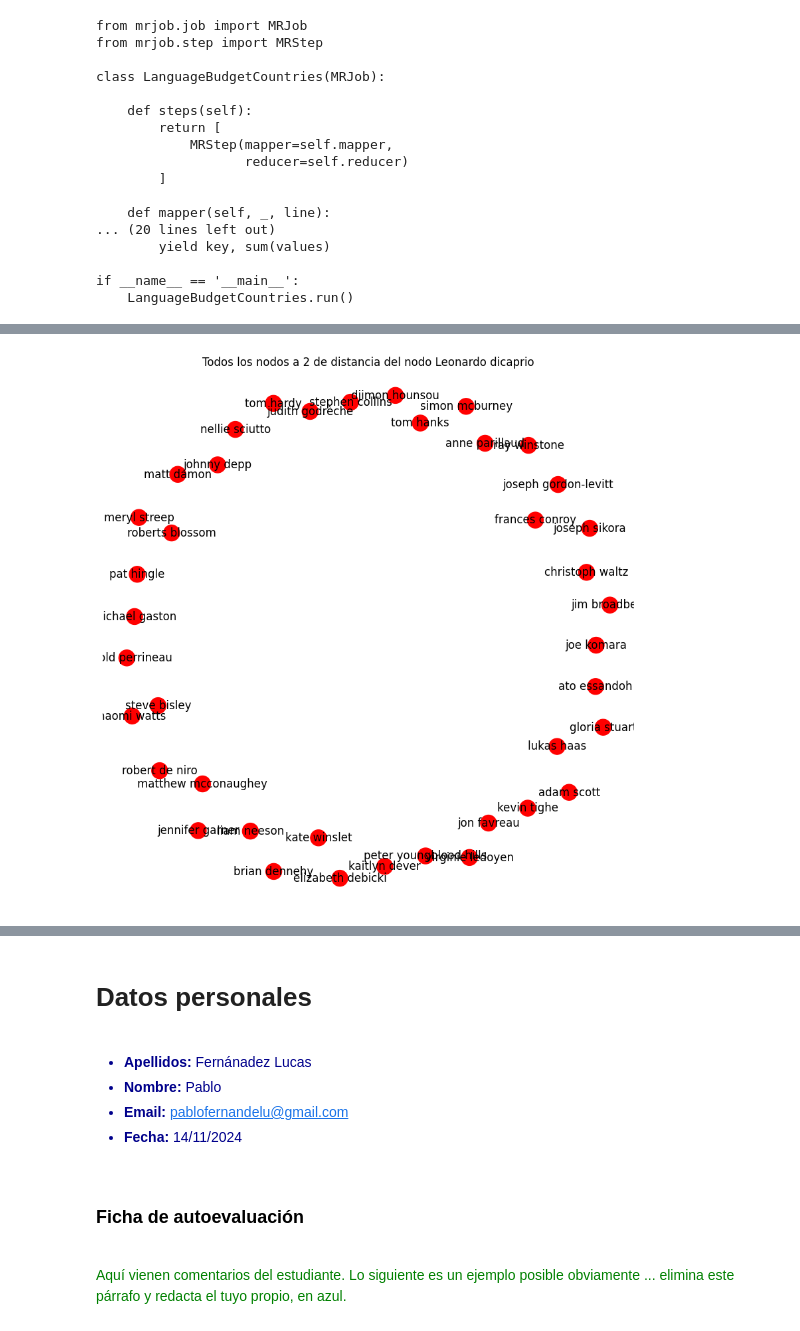
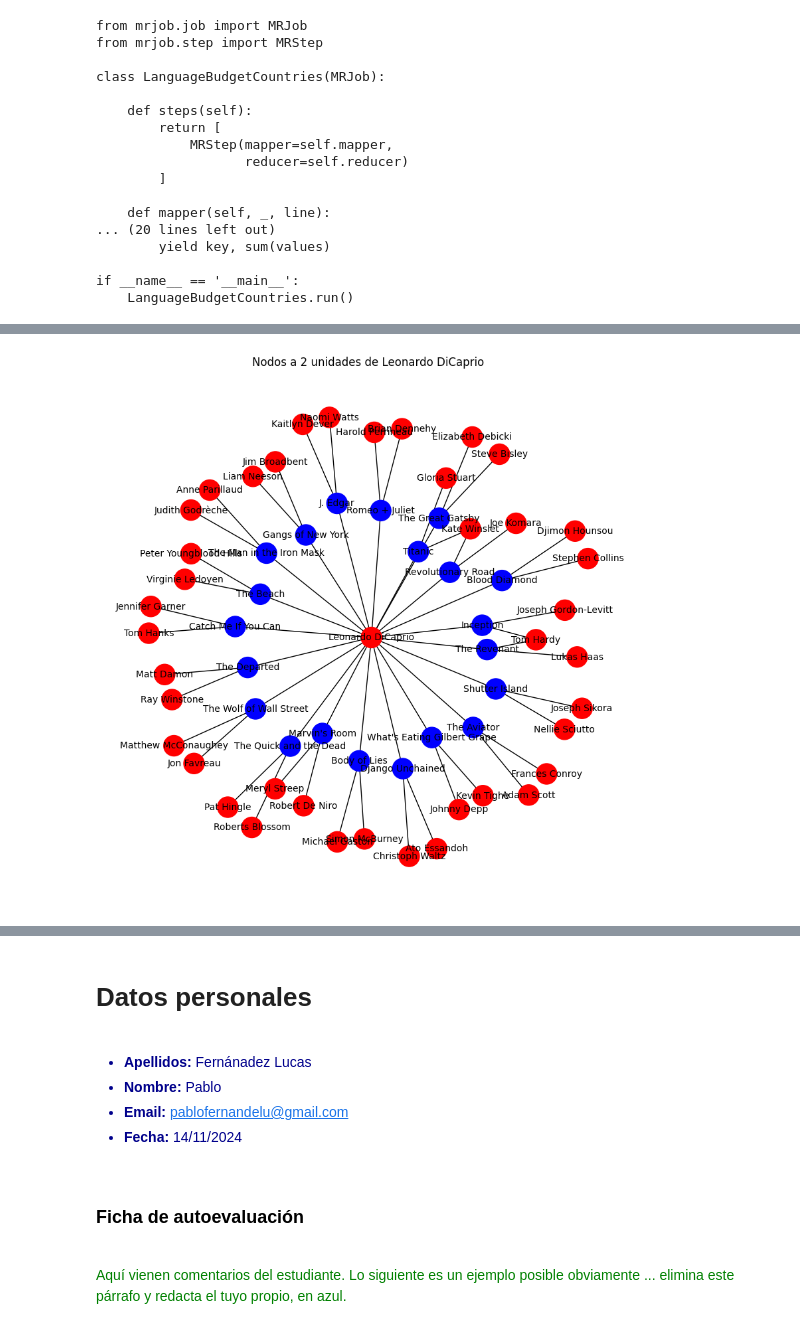
Before and after one commit to py-qwerty/Master-BigData-IA, a Jupyter notebook: movies_02_enunciados.ipynb, the cells around one changed output, grey strips where cells are left out. Saved outputs shown, nothing was run; the diff lists cells and outputs as text; code cells hidden in the pictures.

Commit message:
graph conexions

```diff
--- a/movies_02_enunciados.ipynb
+++ b/movies_02_enunciados.ipynb
@@ -1353,30 +1359,61 @@ for _, row in movie_data.iterrows():
 node_colors = [G.nodes[node].get('color', 'grey') for node in G.nodes()]
 # %%
 
-def show_graph(graph: nx.Graph, title:str= 'Grafo', focus_node: str=''):
+#----------------------------- Primer punto--------------------------#
+def show_graph(graph: nx.Graph, title: str = 'Grafo', focus_node: str = '', depth: int = 1):
+    """
+    Muestra gráficamente el grafo recibido, centrado opcionalmente en un nodo específico
+    con una profundidad de conexiones determinada.
 
-    focus_node = focus_node.lower()
+    Parámetros:
+    -----------
+    graph : nx.Graph
+        El grafo completo a visualizar.
+    title : str, opcional
+        Título del gráfico (por defecto es 'Grafo').
+    focus_node : str, opcional
+        Nodo en el que se centrará la visualización (por defecto es '').
+    depth : int, opcional
+        Profundidad máxima de las conexiones a mostrar desde el nodo de enfoque (por defecto es 1).
+    """
+    # Extraer subgrafo si se especifica un nodo de enfoque
     subgraph = graph
-    # Extraer subgrafo a partir del nodo de enfoque y la profundidad máxima
-    if(focus_node != ''):
-        subgraph = nx.ego_graph(graph, focus_node)
+    if focus_node:
+        if focus_node in graph:
+            subgraph = nx.ego_graph(graph, focus_node, radius=depth)
+        else:
+            print(f"El nodo '{focus_node}' no se encuentra en el grafo.")
+            return
 
     # Establecer colores de nodo
-    node_colors = [subgraph.nodes[node].get('color', 'grey') for node in subgraph.nodes()]
+    node_colors = [subgraph.nodes[node].get('color', 'grey') for node in subgraph.nodes]
 
     # Configuración del gráfico
     plt.figure(figsize=(8, 8))
     pos = nx.spring_layout(subgraph)  # Generar posiciones de los nodos para el gráfico
-    nx.draw(subgraph, pos, with_labels=True, node_color=node_colors)
+    nx.draw(subgraph, pos, with_labels=True, node_color=node_colors, node_size=500, font_size=10)
     plt.title(title)
     plt.show()
+# %%
+#-------------- Test del primer punto ----------------#
+show_graph(graph=G, title='Nodos a 2 unidades de Leonardo DiCaprio',
+           focus_node='Leonardo DiCaprio', depth= 2)
+
+
+"""
+Podemos observar cómo Leonardo está, en primer lugar, conectado con las películas que
+ha protagonizado. En una segunda capa de profundidad, se relaciona con los
+ actores que han compartido escena con él en dichas filmaciones.
+"""
+# %% [output]
+[figure, added]
 # %%
 
 
 def extract_subgraph_by_depth(graph: nx.Graph, focus_node: str, max_depth: int=1):
     """
     Extrae un subgrafo centrado en un nodo específico con una profundidad limitada,
-    incluyendo solo los nodos que están dentro de la distancia especificada desde el nodo de enfoque.
+    incluyendo solo los nodos que están a la distancia especificada desde el nodo de enfoque.
 
     Parámetros:
     -----------
@@ -1396,7 +1433,6 @@ def extract_subgraph_by_depth(graph: nx.Graph, focus_node: str, max_depth: int=1
         node_colors (list[str]): Colores de los nodos en el subgrafo.
     """
 
-    focus_node = focus_node.lower()
     # Crear un conjunto para almacenar los nodos dentro de la profundidad especificada
     nodes_to_include = {focus_node}
 
@@ -1418,7 +1454,7 @@ def extract_subgraph_by_depth(graph: nx.Graph, focus_node: str, max_depth: int=1
 
 
 
-focus_node = 'Leonardo dicaprio'
+focus_node = 'Leonardo DiCaprio'
 max_depth = 2
 subgraph = extract_subgraph_by_depth(G, focus_node, max_depth)
 
@@ -1432,5 +1468,3 @@ con distintos actores, lo que establece una relación de conexión con Leonardo.
 """
 
 show_graph(subgraph, title=f'Todos los nodos a {max_depth} de distancia del nodo {focus_node}')
-# %% [output]
-[figure, removed]
```
Also changed, not shown: parts of 6 cells of this notebook.
